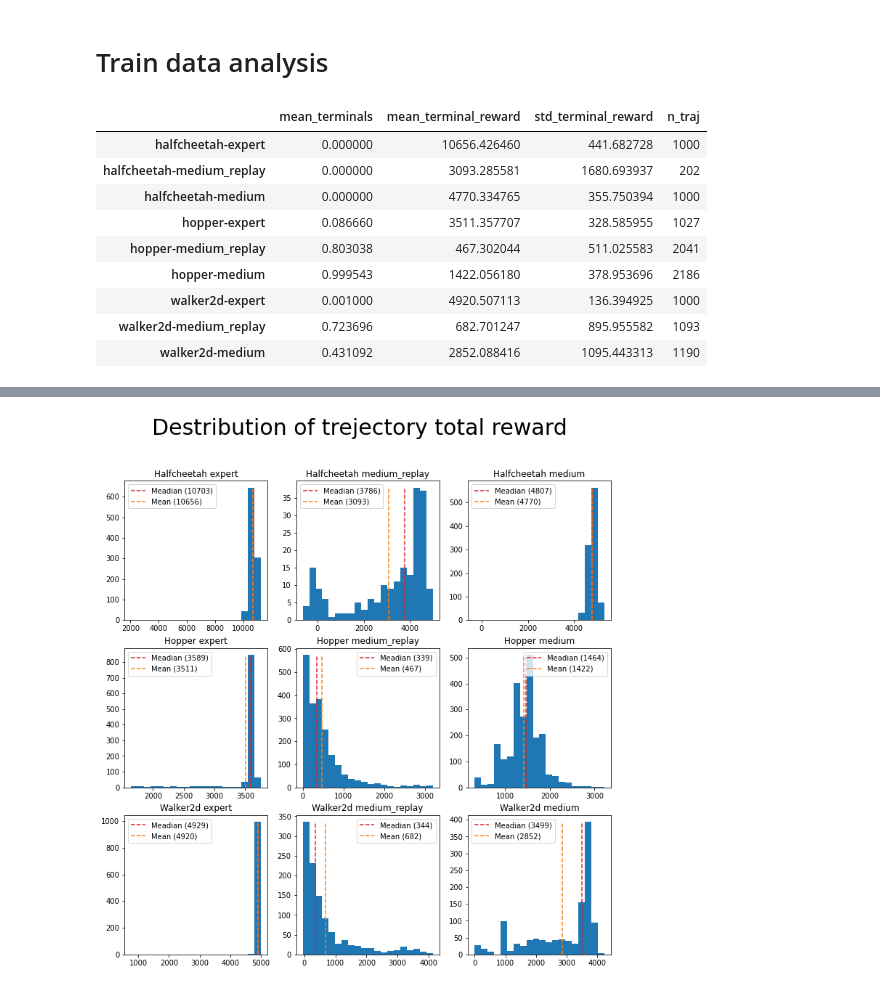
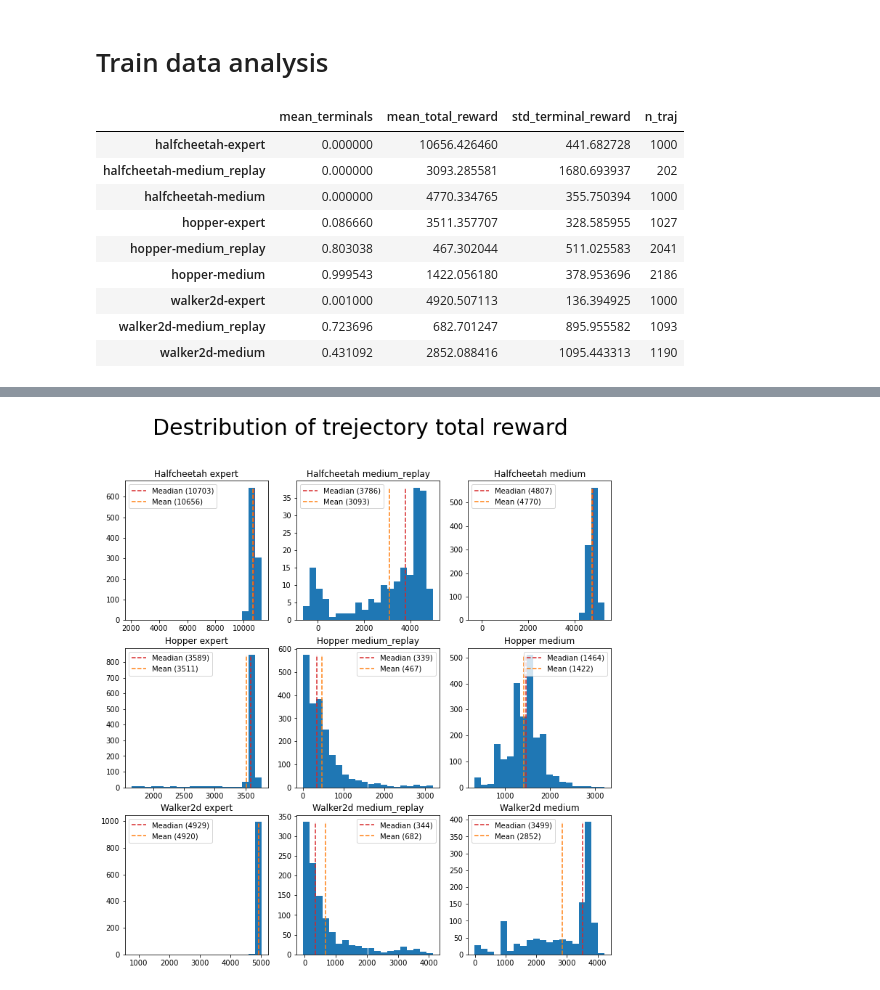
Before and after one commit to TheGoldenChicken/decision_transformer, a Jupyter notebook: gym/data_analysis.ipynb, the cells around one changed output, grey strips where cells are left out. Saved outputs shown, nothing was run; the diff lists cells and outputs as text; code cells hidden in the pictures.

```diff
--- a/gym/data_analysis.ipynb
+++ b/gym/data_analysis.ipynb
@@ -12,10 +12,9 @@ train_data = dict()
 
 envs = ['halfcheetah', 'hopper', 'walker2d']
 datasets = ['expert', 'medium_replay', 'medium']
-data_features = ['observations', 'next_observations', 'actions', 'rewards', 'terminals']
 
 for e in envs:
     for d in datasets:
-        with open(f'./data/{e}-{d}-v2.pkl', 'rb') as f:
+        with open(f'./data_plus_plus/{e}-{d}-v2.pkl', 'rb') as f:
             train_data[f'{e}-{d}'] = pickle.load(f)
 # %%
@@ -37,15 +36,13 @@ concatenated_train_data = {k: concatenate_dataset(v) for k, v in tqdm(train_data
 # %%
 idxs = [f'{e}-{d}' for e in envs for d in datasets]
 df_train_data = pd.DataFrame(index=idxs)
 
 df_train_data['mean_terminals'] = [np.mean([sum(data['terminals']) for data in train_data[idx]]) for idx in idxs]
-df_train_data['mean_terminal_reward'] = [np.mean([sum(data['rewards']) for data in train_data[idx]]) for idx in idxs]
+df_train_data['mean_total_reward'] = [np.mean([sum(data['rewards']) for data in train_data[idx]]) for idx in idxs]
 df_train_data['std_terminal_reward'] = [np.std([sum(data['rewards']) for data in train_data[idx]]) for idx in idxs]
 df_train_data['n_traj'] = [len(train_data[idx]) for idx in idxs]
-
-df_train_data
 # %% [output]
-|  | mean_terminals | mean_terminal_reward | std_terminal_reward | n_traj |
+|  | mean_terminals | mean_total_reward | std_terminal_reward | n_traj |
 | halfcheetah-expert | 0.000000 | 10656.426460 | 441.682728 | 1000 |
 | halfcheetah-medium_replay | 0.000000 | 3093.285581 | 1680.693937 | 202 |
 | halfcheetah-medium | 0.000000 | 4770.334765 | 355.750394 | 1000 |
```
Also changed, not shown: parts of 16 cells of this notebook, 1 other file.
